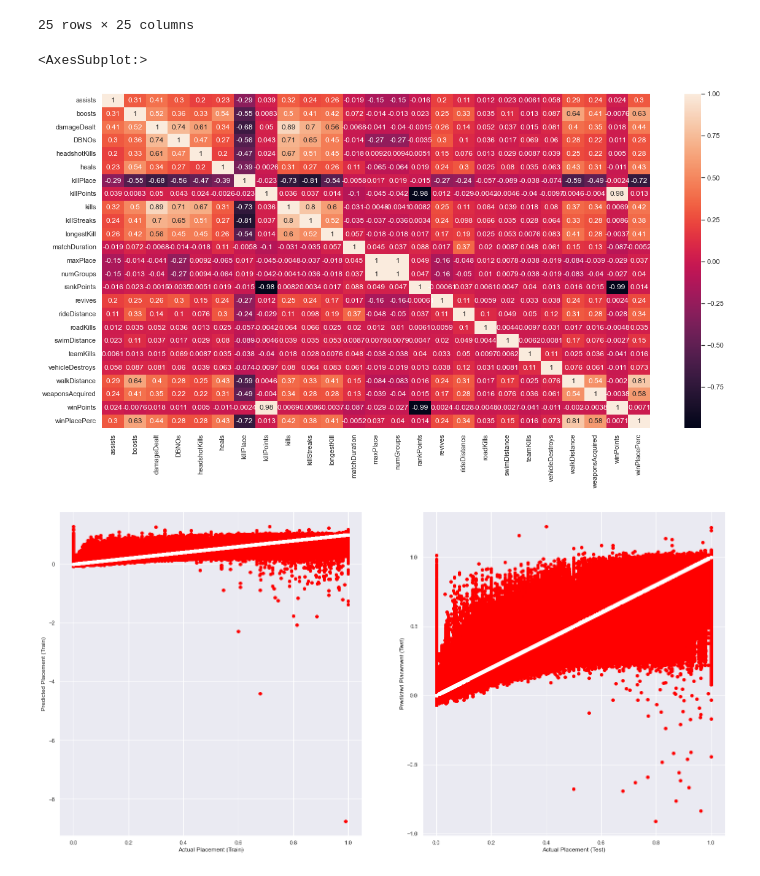
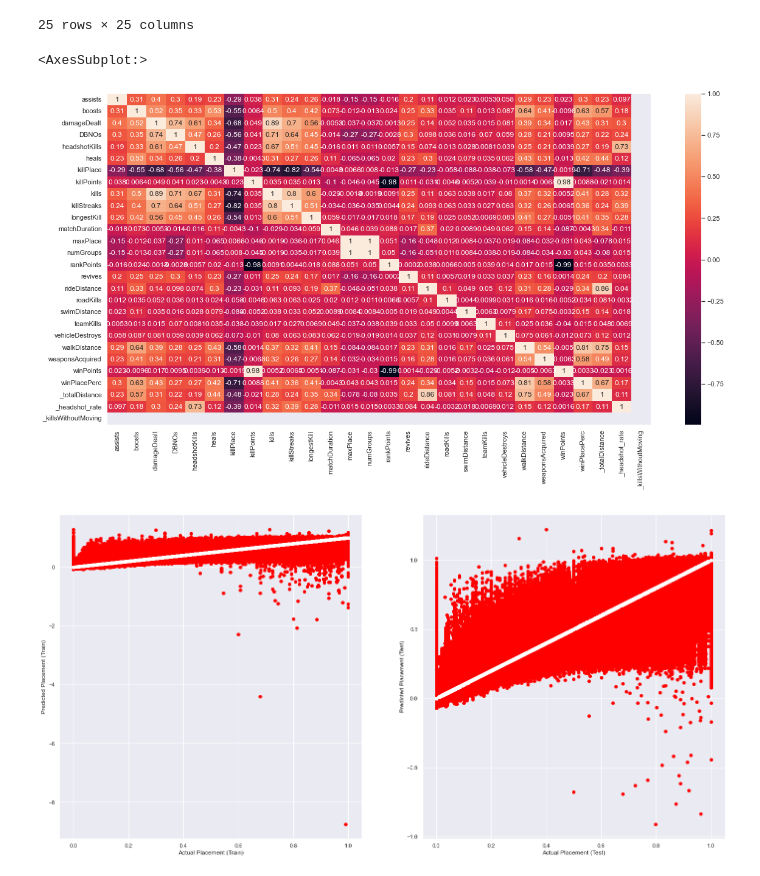
Before and after one commit to yehezkielermanto/AnalysisPUBGDataMining, a Jupyter notebook: AnalysisPUBG.ipynb, the cells around one changed output. Cells and saved outputs as stored; diff of their text form; code cells hidden in the pictures.

```diff
--- a/AnalysisPUBG.ipynb
+++ b/AnalysisPUBG.ipynb
@@ -212,11 +569,12 @@ df.corr().abs()
 | winPlacePerc | 0.299441 | 0.634234 | 0.440507 | 0.279970 | 0.277722 | 0.427857 | 0.719069 | 0.012908 | 0.419916 | ... |
 25 rows × 25 columns
 # %%
+newDf = pd.read_csv('./Datasets/highly_correlated.csv')
 sb.set(rc = {'figure.figsize':(20,10)})
-sb.heatmap(df.corr(), annot=True)
+sb.heatmap(newDf.corr(), annot=True)
 # %% [output]
 <AxesSubplot:>
-[figure, old version]
+[figure, new version]
 # %%
 from sklearn.metrics import mean_squared_error
 from sklearn.metrics import r2_score
```
Also changed, not shown: parts of 68 cells of this notebook.
